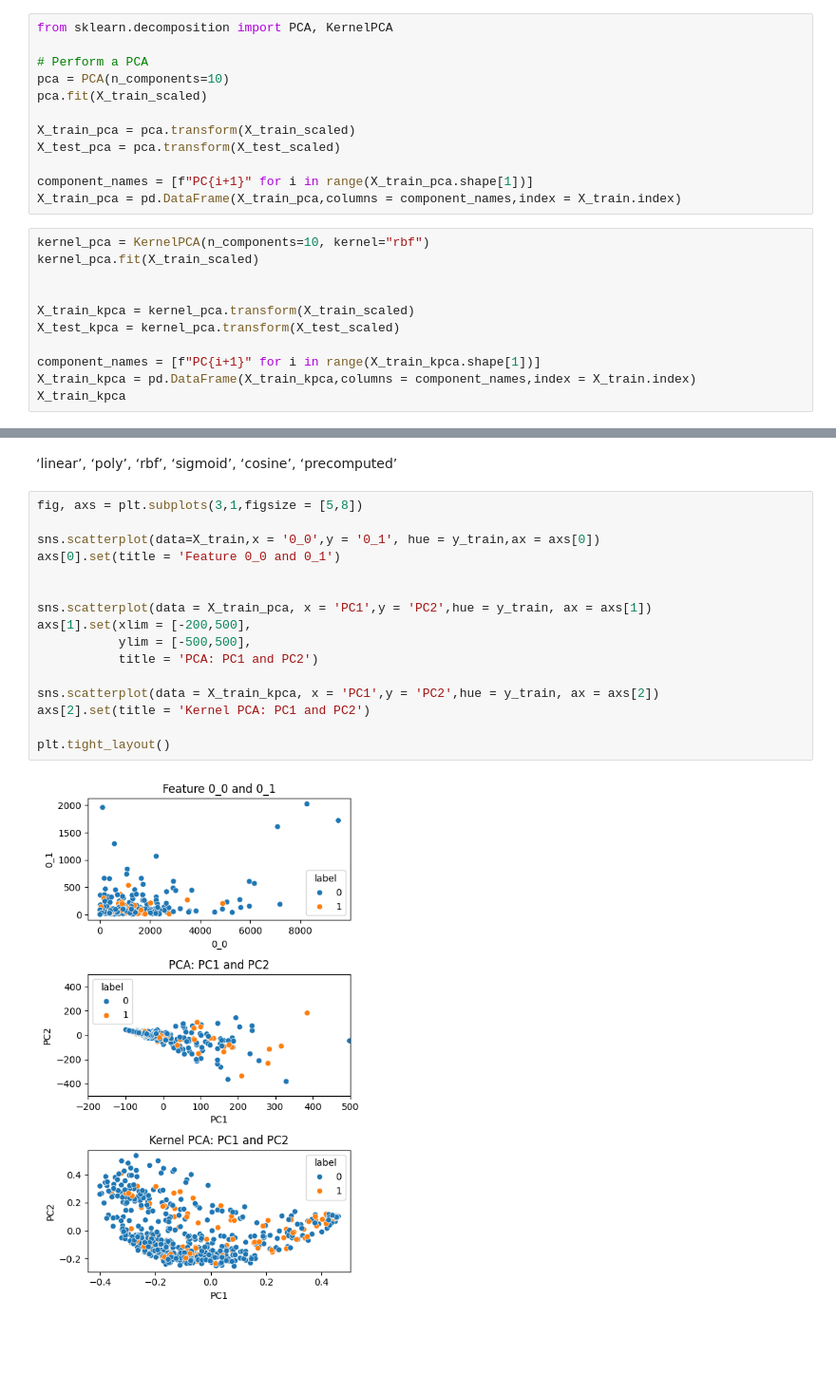
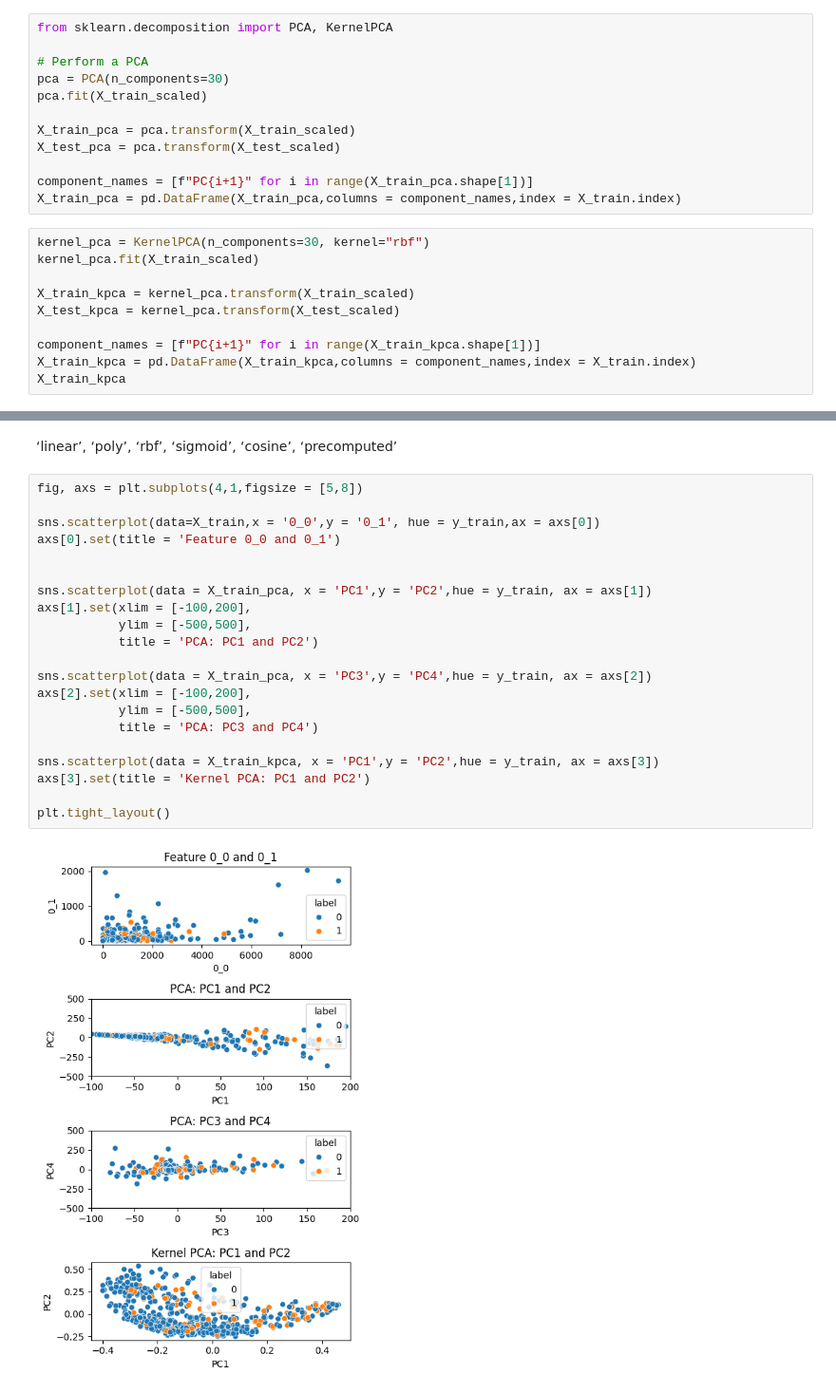
Before and after one commit to bramvandeurzen934/Group16_ECG, a Jupyter notebook: assignment_ecg_normalisation.ipynb, the cells around one changed output, grey strips where cells are left out. Shown at 95% size. Saved outputs shown, nothing was run; the diff lists cells and outputs as text; blank space fills up the shorter version.

```diff
--- a/assignment_ecg_normalisation.ipynb
+++ b/assignment_ecg_normalisation.ipynb
@@ -473,7 +473,7 @@ X_train_scaled = pd.DataFrame(X_train_scaled, index = X_train.index, columns = X
 from sklearn.decomposition import PCA, KernelPCA
 
 # Perform a PCA
-pca = PCA(n_components=10)
+pca = PCA(n_components=30)
 pca.fit(X_train_scaled)
 
 X_train_pca = pca.transform(X_train_scaled)
@@ -482,9 +482,8 @@ X_test_pca = pca.transform(X_test_scaled)
 component_names = [f"PC{i+1}" for i in range(X_train_pca.shape[1])]
 X_train_pca = pd.DataFrame(X_train_pca,columns = component_names,index = X_train.index)
 # %%
-kernel_pca = KernelPCA(n_components=10, kernel="rbf")
+kernel_pca = KernelPCA(n_components=30, kernel="rbf")
 kernel_pca.fit(X_train_scaled)
-
 
 X_train_kpca = kernel_pca.transform(X_train_scaled)
 X_test_kpca = kernel_pca.transform(X_test_scaled)
@@ -509,20 +508,25 @@ X_train_kpca
 # %% [markdown]
 ‘linear’, ‘poly’, ‘rbf’, ‘sigmoid’, ‘cosine’, ‘precomputed’
 # %%
-fig, axs = plt.subplots(3,1,figsize = [5,8])
+fig, axs = plt.subplots(4,1,figsize = [5,8])
 
 sns.scatterplot(data=X_train,x = '0_0',y = '0_1', hue = y_train,ax = axs[0])
 axs[0].set(title = 'Feature 0_0 and 0_1')
 
 
 sns.scatterplot(data = X_train_pca, x = 'PC1',y = 'PC2',hue = y_train, ax = axs[1])
-axs[1].set(xlim = [-200,500],
+axs[1].set(xlim = [-100,200],
            ylim = [-500,500],
            title = 'PCA: PC1 and PC2')
 
-sns.scatterplot(data = X_train_kpca, x = 'PC1',y = 'PC2',hue = y_train, ax = axs[2])
-axs[2].set(title = 'Kernel PCA: PC1 and PC2')
+sns.scatterplot(data = X_train_pca, x = 'PC3',y = 'PC4',hue = y_train, ax = axs[2])
+axs[2].set(xlim = [-100,200],
+           ylim = [-500,500],
+           title = 'PCA: PC3 and PC4')
+
+sns.scatterplot(data = X_train_kpca, x = 'PC1',y = 'PC2',hue = y_train, ax = axs[3])
+axs[3].set(title = 'Kernel PCA: PC1 and PC2')
 
 plt.tight_layout()
 # %% [output]
-[figure, old version]
+[figure, new version]
```
Also changed, not shown: parts of 8 cells of this notebook.
